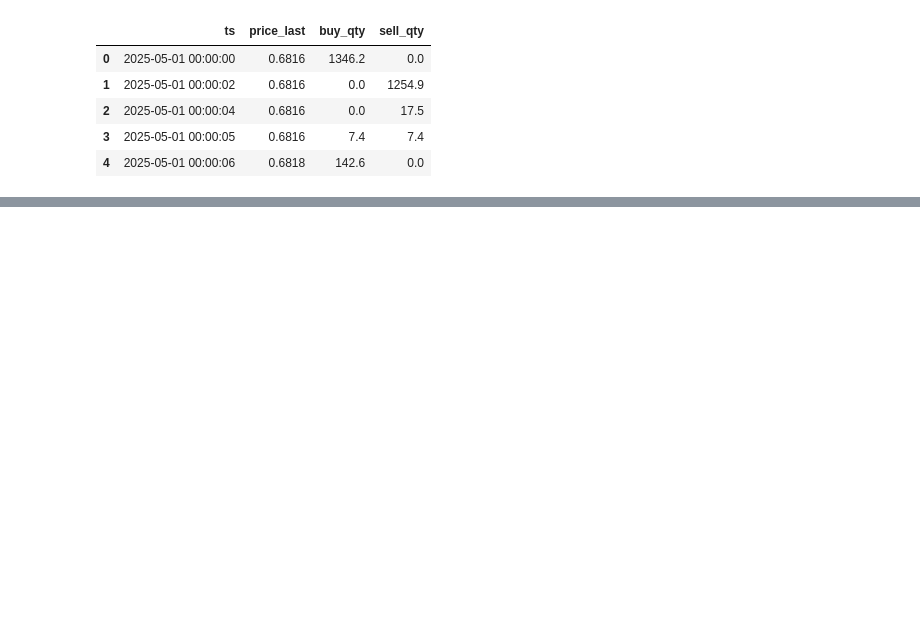
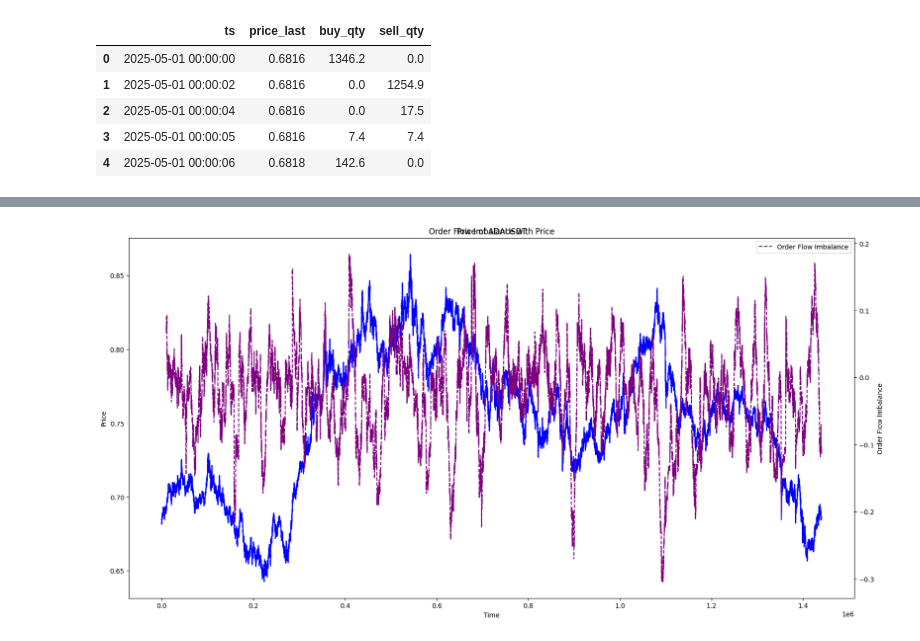
Before and after one commit to ybektas20/drl-crypto, a Jupyter notebook: notebooks/eda.ipynb, the cells around one changed output, grey strips where cells are left out. Cells and saved outputs as stored; diff of their text form; code cells hidden in the pictures; blank space fills up the shorter version.

```diff
--- a/notebooks/eda.ipynb
+++ b/notebooks/eda.ipynb
@@ -19,0 +40,16 @@ df.price_last.plot(figsize=(20, 10), title="ADAUSDT Price Last", grid=True, lege
+# %%
+fig,ax = plt.subplots(figsize=(20, 10))
+df.price_last.plot(ax=ax, label="Price", color="blue")
+ax.set_xlabel("Time")
+ax.set_ylabel("Price")
+ax.legend()
+ax.set_title("Price of ADAUSDT")
+ax_ofi = ax.twinx()
+df["ofi"] = (df.buy_flow - df.sell_flow) / (df.buy_flow + df.sell_flow)
+df.ofi.plot(ax=ax_ofi, label="Order Flow Imbalance", color="purple", linestyle='--')
+ax_ofi.set_ylabel("Order Flow Imbalance")
+ax_ofi.legend()
+plt.title("Order Flow Imbalance with Price")
+plt.show()
+# %% [output]
+[figure, added]
```
Also changed, not shown: parts of 3 cells of this notebook, 8 other files.
